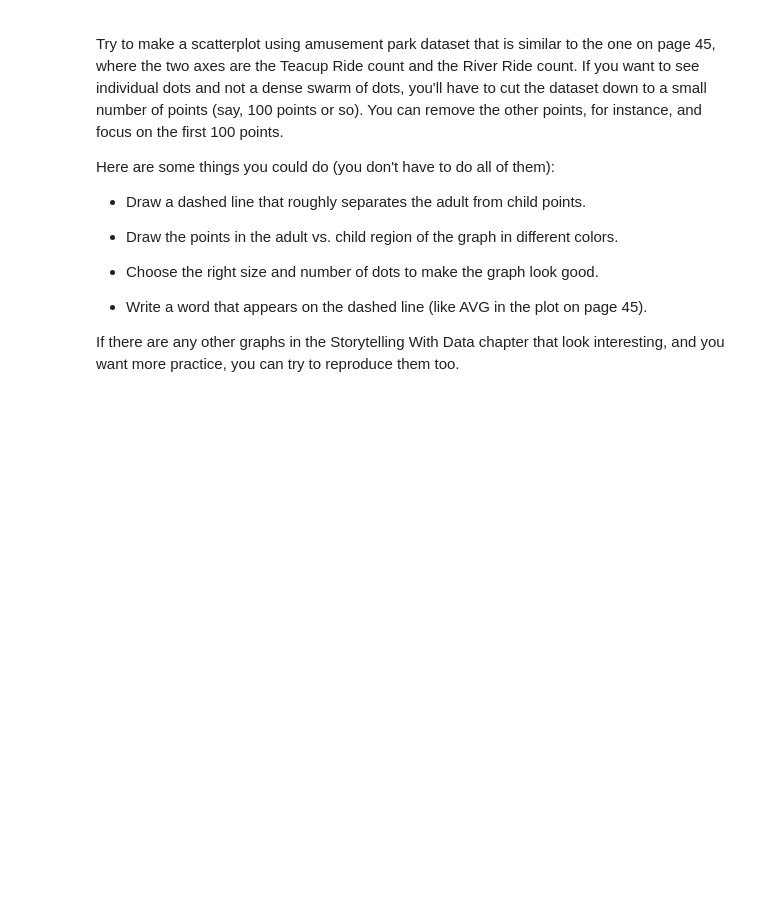
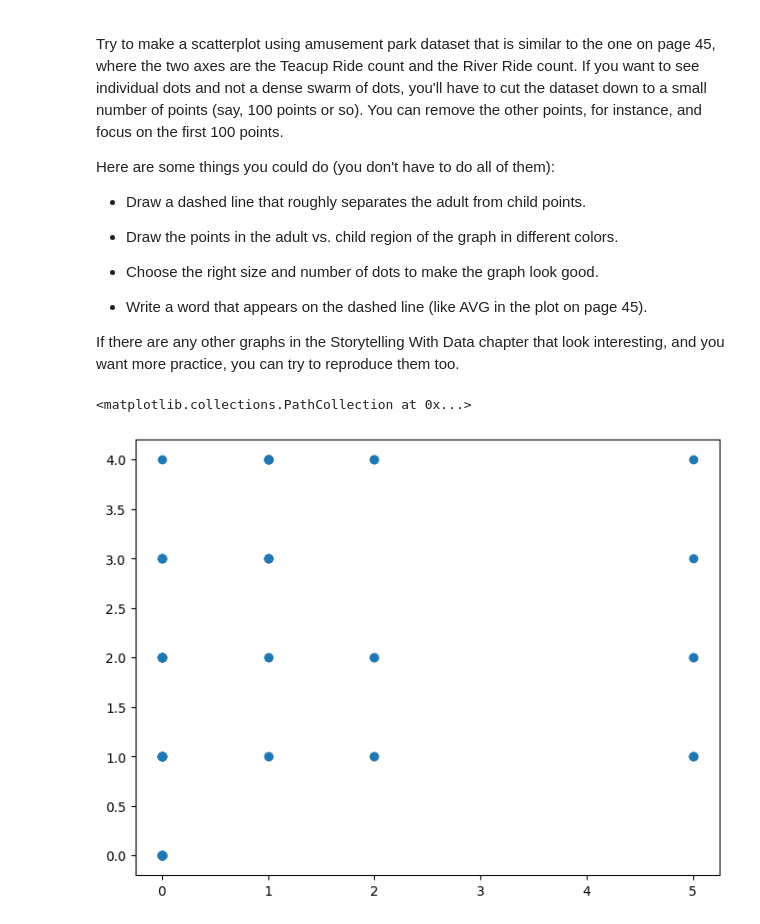
Before and after one commit to els246/2025-spring-B2, a Jupyter notebook: OMDS-ModB2-Week3-Stiller-Emma.ipynb, the cells around one changed output. Drawn from its saved outputs; the diff is of its cells as text; code cells hidden in the pictures; blank space fills up the shorter version.

```diff
--- a/OMDS-ModB2-Week3-Stiller-Emma.ipynb
+++ b/OMDS-ModB2-Week3-Stiller-Emma.ipynb
@@ -222,7 +222,21 @@ This gives me a very helpful site, where someone is doing the same thing we are:
 
 https://stackoverflow.com/questions/40788530/how-to-calculate-mean-of-some-rows-for-each-given-date-in-a-dataframe
 # %%
-grouped_martian = df.groupby(['VisitDate', 'MartianRide']) ['MartianRide']
-martian_mean = grouped_martian.mean()
-print(martian_mean)
+
+df['VisitDate']= pd.to_datetime(df['VisitDate'])
+grouped_martian = df.groupby(['VisitDate'])['MartianRide']
+gm_mean = grouped_martian.mean()
+gm_median = grouped_martian.median()
+gm_mode = df['MartianRide'].mode()
+print(grouped_martian)
+
+grouped_river = df.groupby(['VisitDate'])['RiverRide']
+gr_mean = grouped_river.mean()
+gr_median = grouped_river.median()
+gr_mode = df['RiverRide'].mode()
+
+grouped_teacup = df.groupby(['VisitDate'])['TeacupRide']
+gt_mean = grouped_teacup.mean()
+gt_median = grouped_teacup.median()
+gt_mode = df['TeacupRide'].mode()
 # %% [output]
@@ -249,3 +251,20 @@ I included the word "documentation" because this task likely involves applying o
 https://pandas.pydata.org/pandas-docs/dev/reference/api/pandas.Series.var.html
 
 https://pandas.pydata.org/docs/reference/api/pandas.Series.std.html
+# %%
+df['VisitDate']= pd.to_datetime(df['VisitDate'])
+df.drop(columns=['VisitDate'], inplace=True)
+martian = df.groupby('MartianRide')
+martian_std = martian.std()
+martian_var = martian.var()
+print(martian_std)
+
+river = df.groupby('RiverRide')
+river_std = river.std()
+river_var = river.var()
+print(river_std)
+
+teacup = df.groupby('TeacupRide')
+teacup_std = teacup.std()
+teacup_var = teacup.var()
+print(teacup_std)
@@ -317,3 +382,12 @@ Here are some things you could do (you don't have to do all of them):
 * Write a word that appears on the dashed line (like AVG in the plot on page 45).
 
 If there are any other graphs in the Storytelling With Data chapter that look interesting, and you want more practice, you can try to reproduce them too.
+# %%
+import matplotlib.pyplot as plt
+teacup_data = df['TeacupRide'].iloc[:100]
+river_data = df['RiverRide'].iloc[:100]
+plt.figure(figsize=(8,6))
+plt.scatter(teacup_data, river_data)
+# %% [output]
+<matplotlib.collections.PathCollection at 0x...>
+[figure, added]
```
Also changed, not shown: parts of 3 cells of this notebook.
